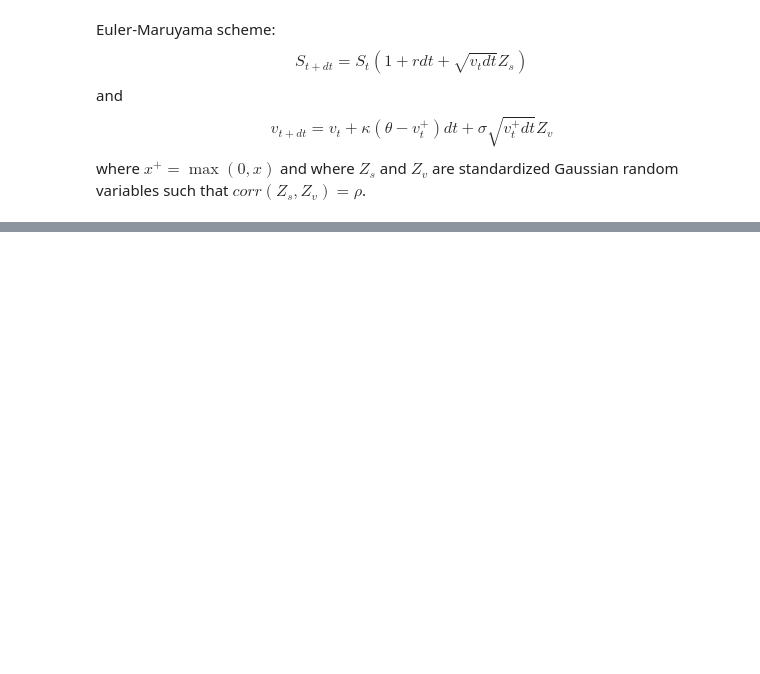
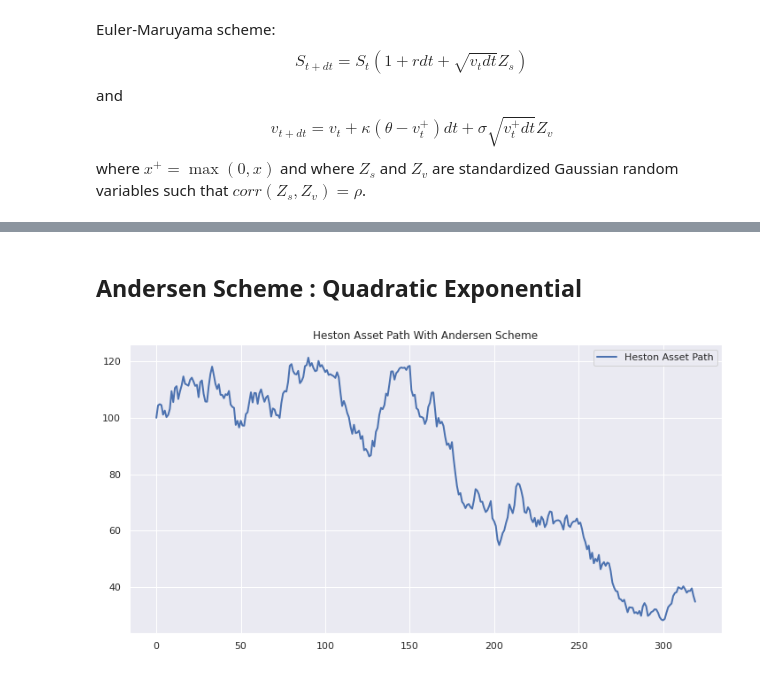
Before and after one commit to Redmek/Pricing-Under-Stochastic-Volatility, a Jupyter notebook: Heston_Model_Simulation.ipynb, the cells around one changed output, grey strips where cells are left out. Drawn from its saved outputs; the diff is of its cells as text; code cells hidden in the pictures; blank space fills up the shorter version.

```diff
--- a/Heston_Model_Simulation.ipynb
+++ b/Heston_Model_Simulation.ipynb
@@ -781,0 +163,79 @@ def Gamma(x):
+# %% [markdown]
+## Andersen Scheme : Quadratic Exponential
+# %%
+def generate_heston_andersen(S_0 = 100, r = 0.02, kappa = 4, theta = 0.3, v_0 = 0.3, xi = 0.9, T=1, nu_c = 1.5):
+    '''
+      Generate Heston Volatility and Asset Paths With Andersen Scheme
+      Args:
+          S_0:
+            Spot Price of the Underlying
+          r:
+            Risk Free Rate
+          T:
+            Maturity
+          kappa :
+            Volatility rate
+          theta:
+            Long run mean
+          v_0 :
+            Spot Volatility
+          xi :
+            Volatility of volatility
+          nu_c :
+            Andersen Constant
+      Returns:
+          X:
+            Asset Path
+          V :
+            Volatility Path
+    '''
+    dt = T/steps
+    size = (Npaths,steps)
+    X = np.zeros(size)
+    V = np.zeros(size)
+    X[:,0] = S_0
+    V[:,0] = v_0
+
+    gamma_1 = 0.5
+    gamma_2 = 0.5
+
+    c_bar = (0.25/kappa) * (xi**2) * (1 - np.exp(-kappa*dt))
+    delta = 4 * kappa * theta/(xi**2)
+
+    for t in range(steps - 1):
+      kappa_bar = (4 * kappa * V[:,t] * np.exp(-kappa*dt)) / ( (xi**2) * (1 - np.exp(-kappa*dt)) )
+
+      m = theta + (V[:,t] - theta) * np.exp(-kappa*dt)
+      s = np.sqrt( (V[:,t] * (xi**2) * np.exp(-kappa*dt)/kappa) * (1-np.exp(-kappa*dt)) + (theta * (xi**2)/ (2*kappa)) * (1 - np.exp(-kappa*dt))**2)
+      nu = (s**2)/(m**2)
+
+      U = np.random.uniform(size = Npaths)
+
+      b =( (2/nu)-1 + np.sqrt(2/nu)*np.sqrt((2/nu) -1) )**0.5
+      a = m/(1+b**2)
+
+      Z = norm.ppf(U)
+
+      p = (nu - 1) /(nu + 1)
+      beta = (1-p)/m
+
+      K_0 = -dt*(kappa*rho*theta)/xi
+      K_1 = gamma_1*dt*(kappa*rho/xi - 0.5) - rho/xi
+      K_2 = gamma_2*dt*(kappa*rho/xi - 0.5) + rho/xi
+      K_3 = gamma_1*dt*(1 - rho**2)
+      K_4 = gamma_2*dt*(1 - rho**2)
+
+      V[:,t+1] = (nu <= nu_c) * a*(b + Z)**2 + (nu > nu_c) *  (U>p) * (1/beta) * np.log((1-p)/(1-U))
+      X[:,t+1] =  X[:,t] * np.exp(r*dt + K_0 + K_1 * V[:,t] + K_2 * V[:,t + 1] + np.sqrt(K_3* V[:,t] +  K_4*V[:,t+1]) * np.random.randn(Npaths))
+
+
+    return X, V
+
+X, V = generate_heston_andersen(S_0 = 100)
+fig, ax = plt.subplots(figsize=(12, 6))
+plt.plot(X[0], linewidth=2, label = 'Heston Asset Path')
+plt.title('Heston Asset Path With Andersen Scheme')
+plt.legend()
+plt.show()
+# %% [output]
+[figure, added]
```
Also changed, not shown: parts of 58 cells of this notebook.
